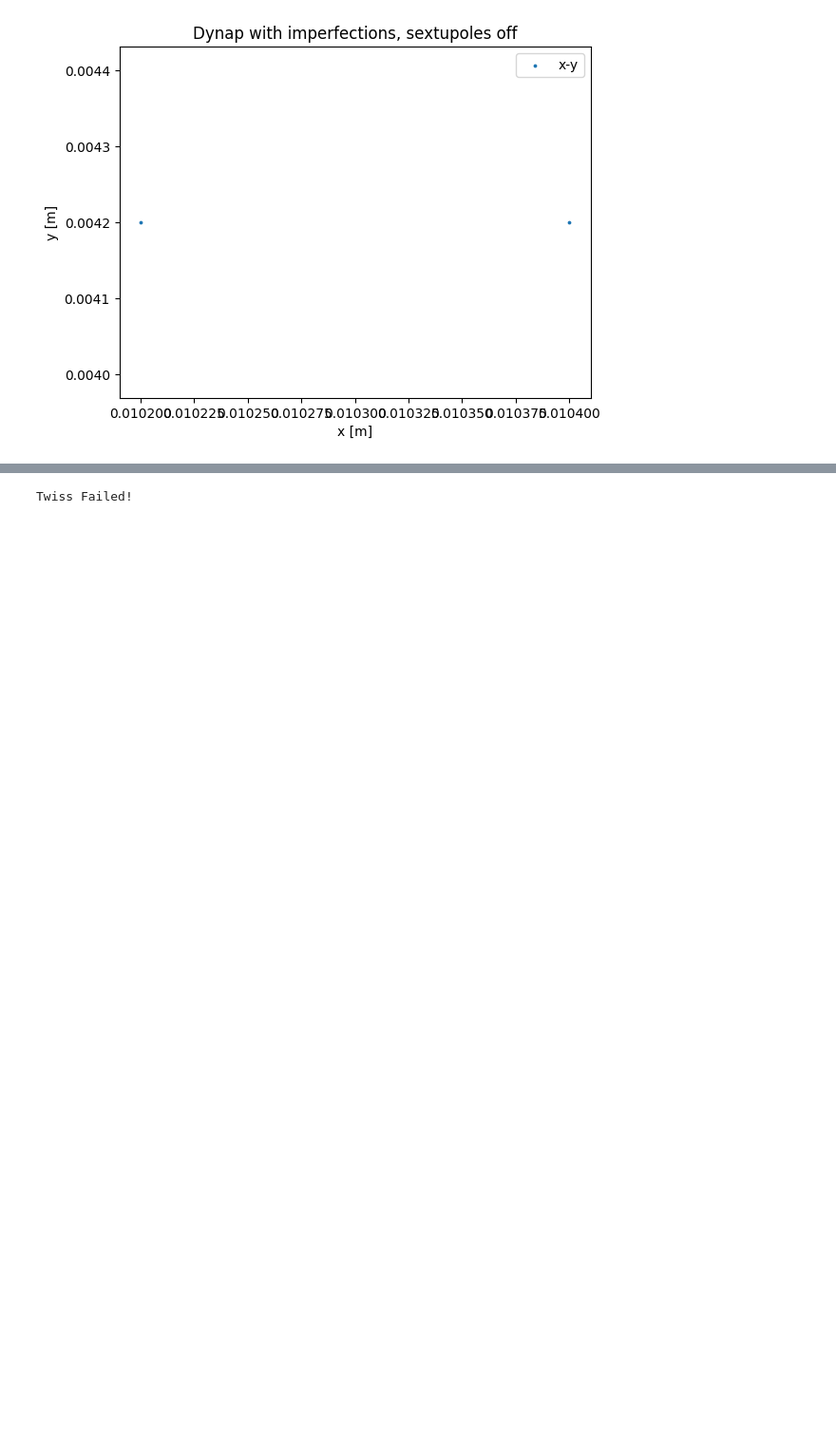
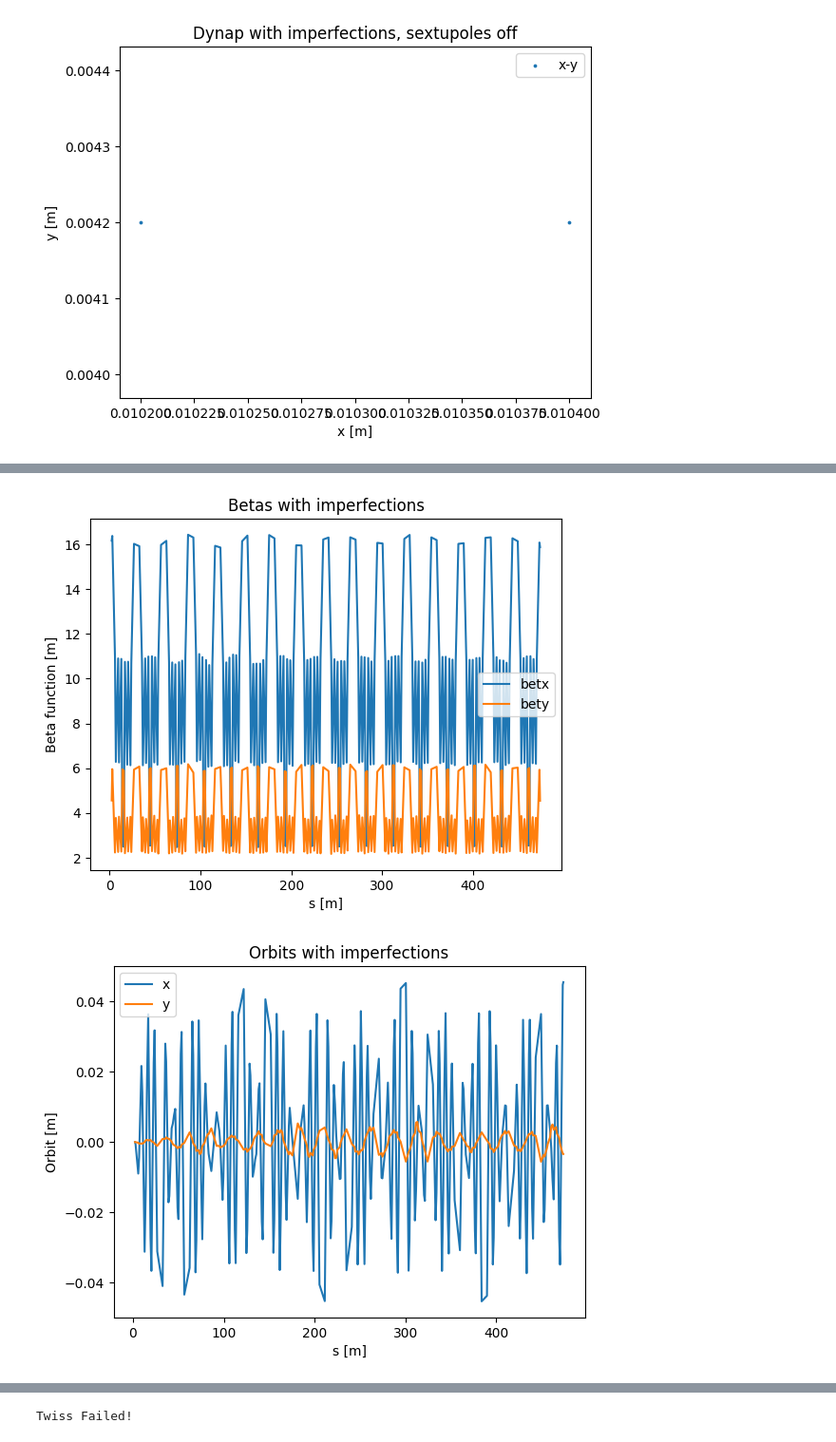
Before and after one commit to Rasimilian/SKIF-Lattice-Analysis, a Jupyter notebook: optics_closing.ipynb, the cells around one changed output, grey strips where cells are left out. Shown at 95% size. Cells and saved outputs as stored; diff of their text form; code cells hidden in the pictures; blank space fills up the shorter version.

```diff
--- a/optics_closing.ipynb
+++ b/optics_closing.ipynb
@@ -80,0 +134,10 @@ plt.show()
+# %%
+interim_optics_nosext_corrected_orb = get_optics(structure_nosext, imperfections_file="D:/PycharmProjects/SKIF-Lattice-Analysis/imperfections_tables/imperfections_all_aligns.txt", kicks_corrs=kicks, verbose=True)
+plot_optics(interim_optics_nosext_corrected_orb, params_to_show="beta", title="Betas with imperfections")
+plt.show()
+
+plot_optics(interim_optics_nosext_corrected_orb, params_to_show="orbit", title="Orbits with imperfections")
+plt.show()
+# %% [output]
+[figure, added]
+[figure, added]
```
Also changed, not shown: parts of 23 cells of this notebook.
